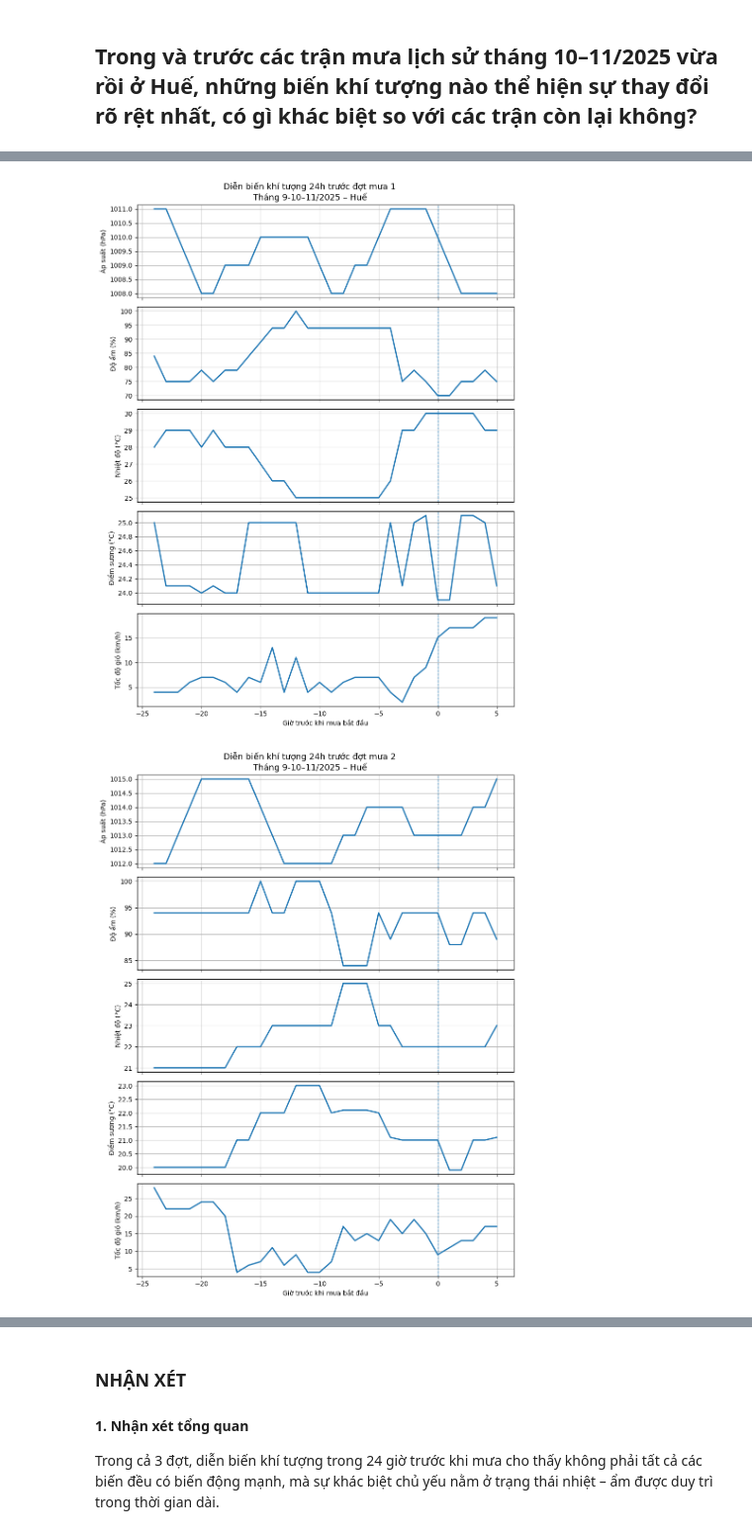
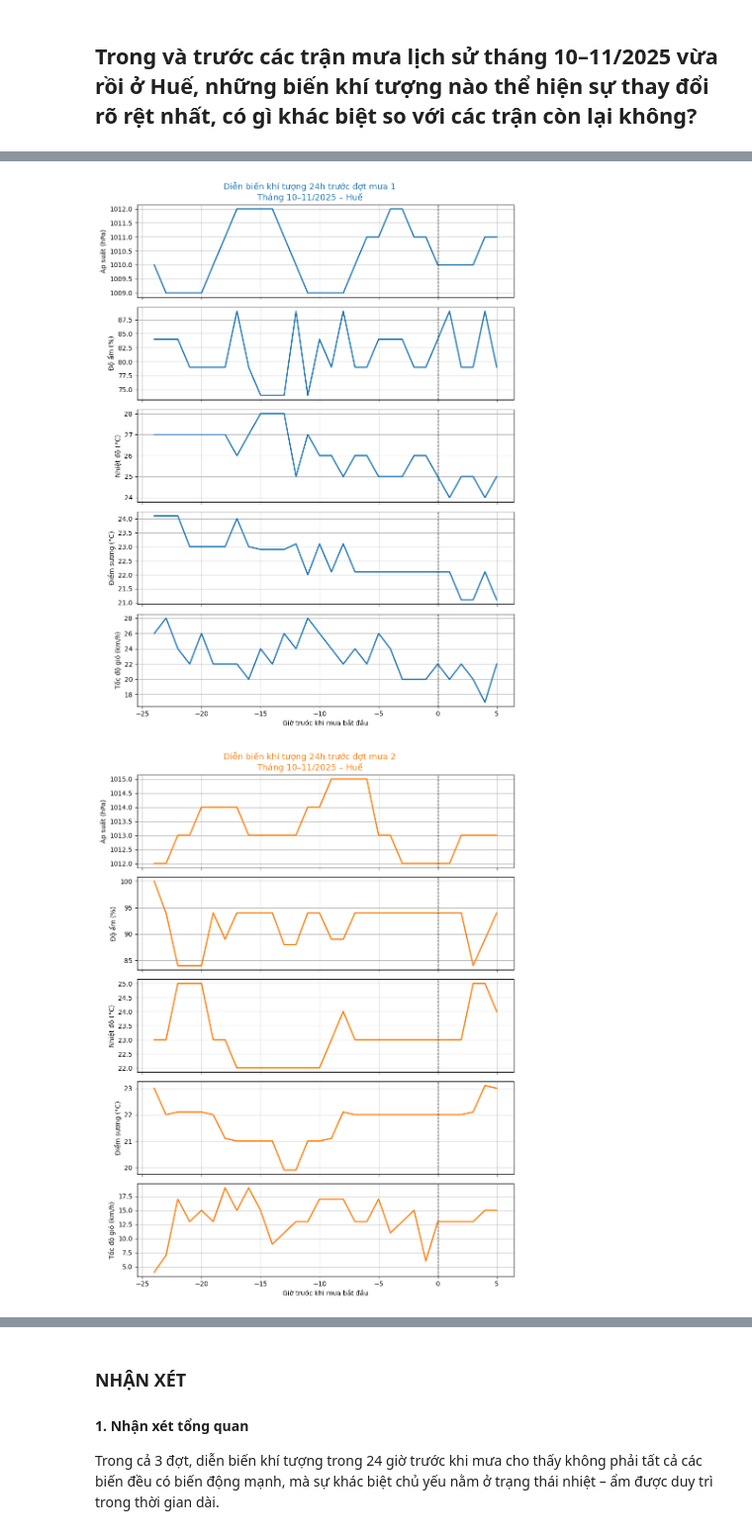
Before and after one commit to hvph-uyen/hcmc-weather-analysis-and-precipitation-modeling, a Jupyter notebook: 03_data_analysis/03_Q4_data_analysis.ipynb, the cells around one changed output, grey strips where cells are left out. Shown at 99% size. Cells and saved outputs as stored; diff of their text form; code cells hidden in the pictures.

```diff
--- a/03_data_analysis/03_Q4_data_analysis.ipynb
+++ b/03_data_analysis/03_Q4_data_analysis.ipynb
@@ -9,11 +9,7 @@ from datetime import timedelta
 # Đọc dữ liệu
 file_path = Path("../data/processed/weather_processed.csv").resolve()
 df = pd.read_csv(file_path)
-
-# Chuẩn hóa
 df['datetime'] = pd.to_datetime(df['datetime'])
-df = df.sort_values(['latitude', 'longitude', 'datetime']).reset_index(drop=True)
-
 print("Tổng số dòng:", len(df))
 df.head()
 # %% [output]
@@ -113,25 +59,10 @@ Số trận mưa lớn: 84
 # %%
 # Lọc ra các đợt mưa lớn trong tháng 10, 11 năm 2025
-target_events = events_df[
-    (events_df['start_time'].dt.year == 2025) &
-    (events_df['start_time'].dt.month.isin([10, 11]))
-].reset_index(drop=True)
+events_df = detect_rain_events(df)
 
-merged_events = (
-    target_events
-    .groupby(['start_time', 'end_time'], as_index=False)
-    .agg(
-        latitude=('latitude', 'first'),
-        longitude=('longitude', 'first'),
-        duration_hours=('duration_hours', 'first'),
-        total_precipitation=('total_precipitation', 'first')
-    )
-    .sort_values('start_time')
-    .reset_index(drop=True)
-)
+events_df = events_df[events_df['total_precipitation'] >= 1000]
+events_df = events_df.sort_values('start_time').reset_index(drop=True)
 
-target_events = merged_events
-
-print("Số đợt mưa lớn tháng 10–11/2025:", len(target_events))
-target_events
+print("Số trận mưa lớn:", len(events_df))
+events_df
 # %% [output]
@@ -185,40 +136,47 @@ Dữ liệu 24h trước mưa: 89
 # %%
 # Vẽ biểu đồ diễn biến khí tượng 24h trước mỗi đợt mưa lớn
+
+event_colors = plt.cm.tab10.colors  # 10 màu khác nhau
+
 variables = {
     'pressure (hPa)': 'Áp suất (hPa)',
     'humidity (%)': 'Độ ẩm (%)',
     'temperature (C degree)': 'Nhiệt độ (°C)',
     'dewpoint (C degree)': 'Điểm sương (°C)',
     'windspeed (km/h)': 'Tốc độ gió (km/h)'
 }
 
 event_ids = sorted(pre_df['event_id'].unique())
 
-for eid in event_ids:
+for i, eid in enumerate(event_ids):
     temp = pre_df[pre_df['event_id'] == eid].sort_values('hours_before_rain')
+
+    color = event_colors[i % len(event_colors)]  # mỗi đợt 1 màu
 
     fig, axes = plt.subplots(len(variables), 1, figsize=(9, 12), sharex=True)
 
     for ax, (col, label) in zip(axes, variables.items()):
         ax.plot(
             temp['hours_before_rain'],
             temp[col],
-            linewidth=2
+            linewidth=2,
+            color=color
         )
-        ax.axvline(0, linestyle='--', linewidth=1)
+        ax.axvline(0, linestyle='--', linewidth=1, color='black')
         ax.set_ylabel(label)
         ax.grid(True)
 
     axes[-1].set_xlabel("Giờ trước khi mưa bắt đầu")
 
     fig.suptitle(
         f"Diễn biến khí tượng 24h trước đợt mưa {eid+1}\n"
         f"Tháng 10–11/2025 – Huế",
-        fontsize=13
+        fontsize=13,
+        color=color
     )
 
     plt.tight_layout()
     plt.show()
 # %% [output]
-[figure, old version]
+[figure, new version]
-[figure, old version]
+[figure, new version]
```
Also changed, not shown: parts of 7 cells of this notebook.
